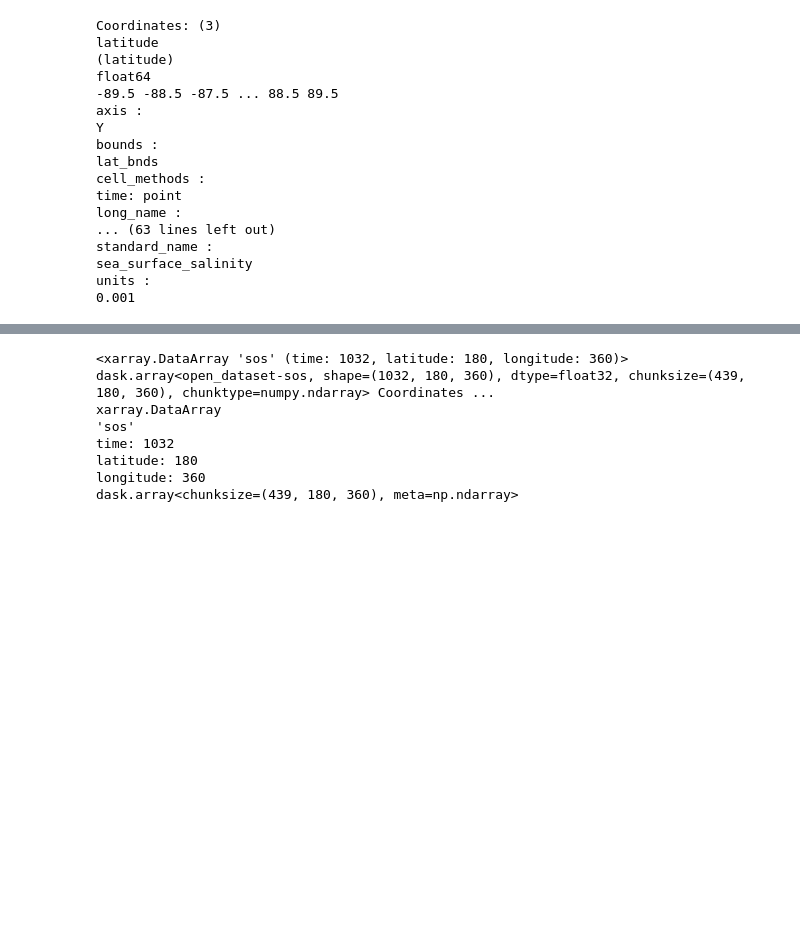
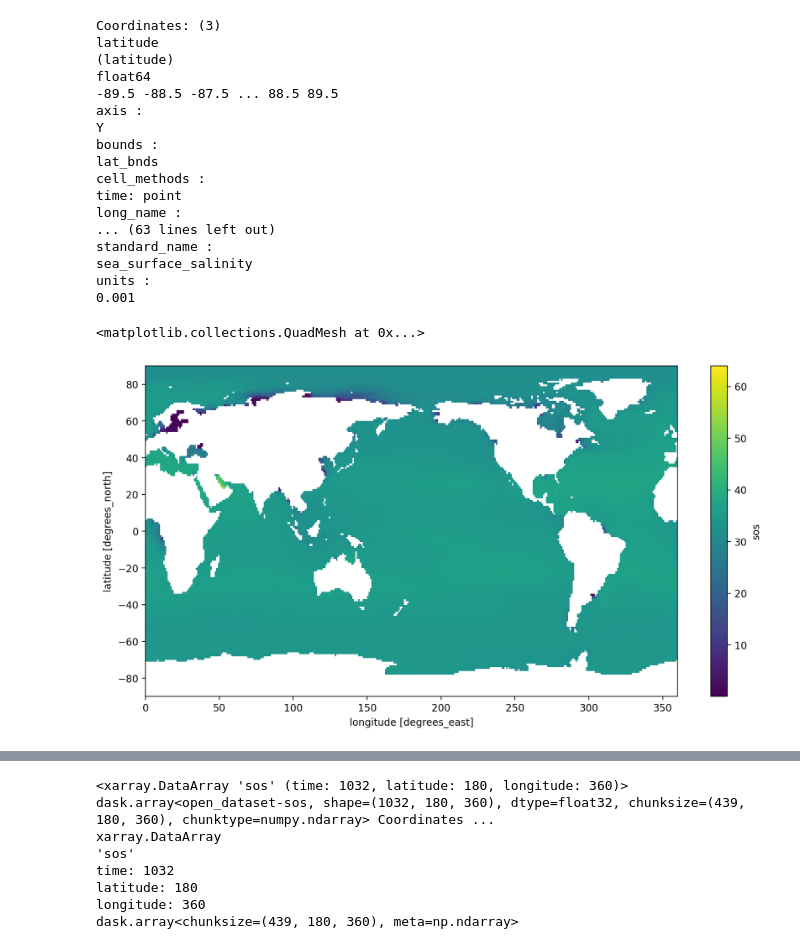
Before and after one commit to EES-3506-5506/EES3506_5506_Fall2023_Final_project_G3_Soma, a Jupyter notebook: Final_Project_G3.ipynb, the cells around one changed output, grey strips where cells are left out. Cells and saved outputs as stored; diff of their text form; code cells hidden in the pictures; blank space fills up the shorter version.

```diff
--- a/Final_Project_G3.ipynb
+++ b/Final_Project_G3.ipynb
@@ -99,6 +99,11 @@ standard_name :
 sea_surface_salinity
 units :
 0.001
+# %%
+gfdl_esm4_sos1.mean(dim='time').plot()
+# %% [output]
+<matplotlib.collections.QuadMesh at 0x...>
+[figure, added]
 # %%
 gfdl_esm4_sos2_data = google_cloud_cmip6.query(
     "activity_id=='ScenarioMIP' & \
```
Also changed, not shown: parts of 14 cells of this notebook.
